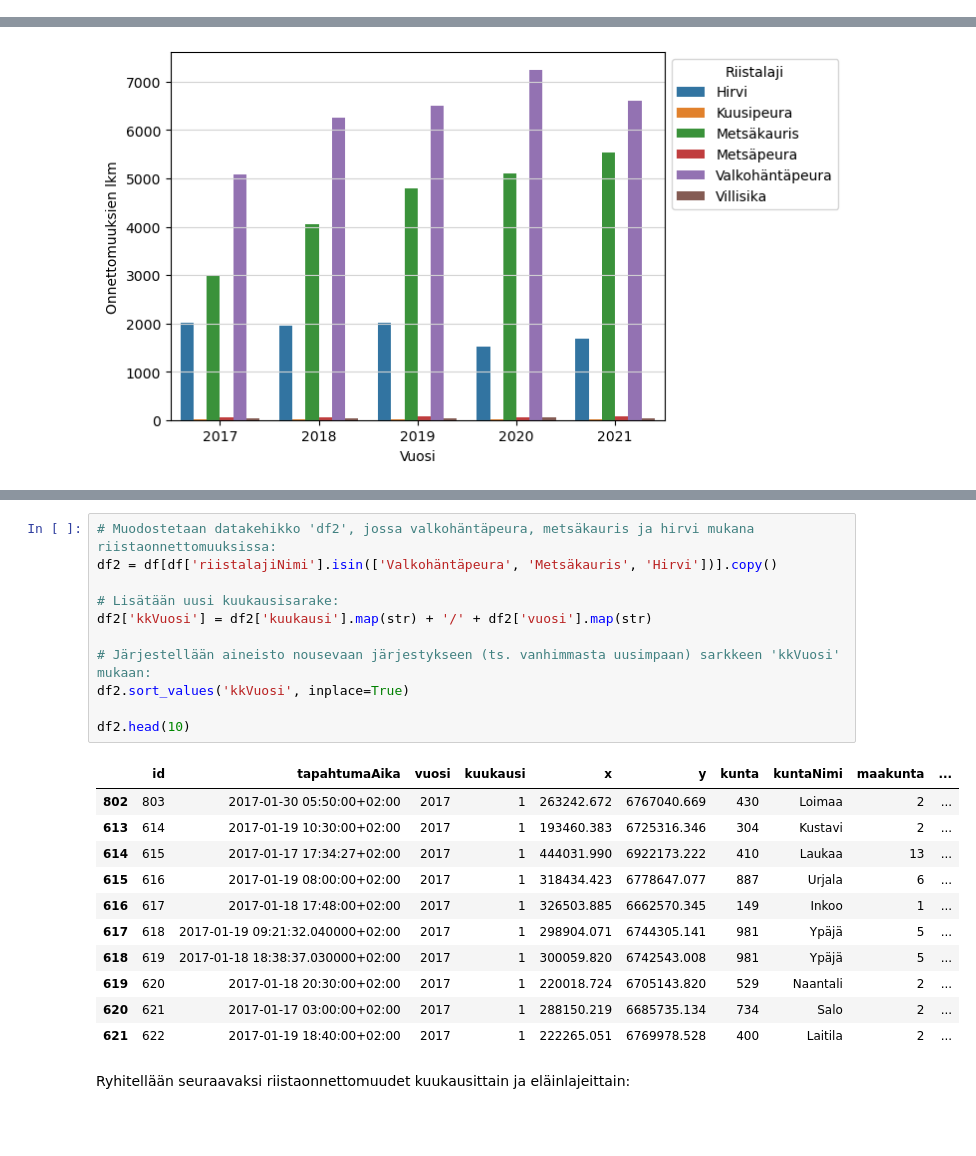
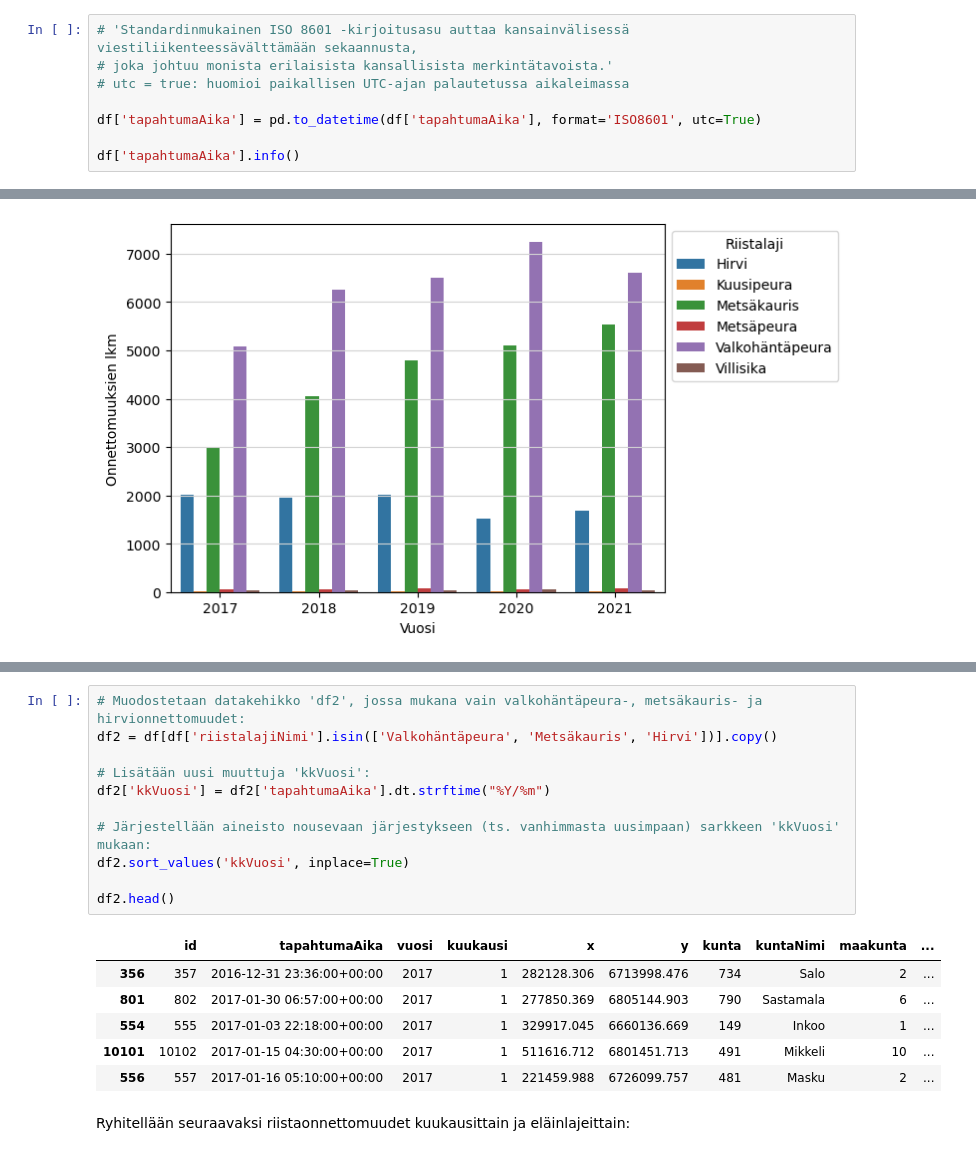
Before and after one commit to SallaLipasti/riistaonnettomuudet, a Jupyter notebook: datan_analysointi.ipynb, the cells around one changed output, grey strips where cells are left out. Drawn from its saved outputs; the diff is of its cells as text; blank space fills up the shorter version.

Commit message:
Korjattu aikaleima,  muutettu Riistaonnettomuudet kuukausittain -osiota

```diff
--- a/datan_analysointi.ipynb
+++ b/datan_analysointi.ipynb
@@ -66,0 +66,8 @@ Tarkastetaan seuraavaksi, sisältääkö data duplikaattirivejä, eli saman onne
+# %%
+# 'Standardinmukainen ISO 8601 -kirjoitusasu auttaa kansainvälisessä viestiliikenteessävälttämään sekaannusta,
+# joka johtuu monista erilaisista kansallisista merkintätavoista.'
+# utc = true: huomioi paikallisen UTC-ajan palautetussa aikaleimassa
+
+df['tapahtumaAika'] = pd.to_datetime(df['tapahtumaAika'], format='ISO8601', utc=True)
+
+df['tapahtumaAika'].info()
@@ -241,26 +275,21 @@ Tutkitaan seuraavaksi, miten riistaonnettomuudet ovat vaihdelleet kuukausittain
 # %%
-# Muodostetaan datakehikko 'df2', jossa valkohäntäpeura, metsäkauris ja hirvi mukana riistaonnettomuuksissa:
+# Muodostetaan datakehikko 'df2', jossa mukana vain valkohäntäpeura-, metsäkauris- ja hirvionnettomuudet:
 df2 = df[df['riistalajiNimi'].isin(['Valkohäntäpeura', 'Metsäkauris', 'Hirvi'])].copy()
 
-# Lisätään uusi kuukausisarake:
-df2['kkVuosi'] = df2['kuukausi'].map(str) + '/' + df2['vuosi'].map(str)
+# Lisätään uusi muuttuja 'kkVuosi':
+df2['kkVuosi'] = df2['tapahtumaAika'].dt.strftime("%Y/%m")
 
 # Järjestellään aineisto nousevaan järjestykseen (ts. vanhimmasta uusimpaan) sarkkeen 'kkVuosi' mukaan:
 df2.sort_values('kkVuosi', inplace=True)
 
-df2.head(10)
+df2.head()
 # %% [output]
 |  | id | tapahtumaAika | vuosi | kuukausi | x | y | kunta | kuntaNimi | maakunta | ... |
-| 802 | 803 | 2017-01-30 05:50:00+02:00 | 2017 | 1 | 263242.672 | 6767040.669 | 430 | Loimaa | 2 | ... |
-| 613 | 614 | 2017-01-19 10:30:00+02:00 | 2017 | 1 | 193460.383 | 6725316.346 | 304 | Kustavi | 2 | ... |
-| 614 | 615 | 2017-01-17 17:34:27+02:00 | 2017 | 1 | 444031.990 | 6922173.222 | 410 | Laukaa | 13 | ... |
-| 615 | 616 | 2017-01-19 08:00:00+02:00 | 2017 | 1 | 318434.423 | 6778647.077 | 887 | Urjala | 6 | ... |
-| 616 | 617 | 2017-01-18 17:48:00+02:00 | 2017 | 1 | 326503.885 | 6662570.345 | 149 | Inkoo | 1 | ... |
-| 617 | 618 | 2017-01-19 09:21:32.040000+02:00 | 2017 | 1 | 298904.071 | 6744305.141 | 981 | Ypäjä | 5 | ... |
-| 618 | 619 | 2017-01-18 18:38:37.030000+02:00 | 2017 | 1 | 300059.820 | 6742543.008 | 981 | Ypäjä | 5 | ... |
-| 619 | 620 | 2017-01-18 20:30:00+02:00 | 2017 | 1 | 220018.724 | 6705143.820 | 529 | Naantali | 2 | ... |
-| 620 | 621 | 2017-01-17 03:00:00+02:00 | 2017 | 1 | 288150.219 | 6685735.134 | 734 | Salo | 2 | ... |
-| 621 | 622 | 2017-01-19 18:40:00+02:00 | 2017 | 1 | 222265.051 | 6769978.528 | 400 | Laitila | 2 | ... |
+| 356 | 357 | 2016-12-31 23:36:00+00:00 | 2017 | 1 | 282128.306 | 6713998.476 | 734 | Salo | 2 | ... |
+| 801 | 802 | 2017-01-30 06:57:00+00:00 | 2017 | 1 | 277850.369 | 6805144.903 | 790 | Sastamala | 6 | ... |
+| 554 | 555 | 2017-01-03 22:18:00+00:00 | 2017 | 1 | 329917.045 | 6660136.669 | 149 | Inkoo | 1 | ... |
+| 10101 | 10102 | 2017-01-15 04:30:00+00:00 | 2017 | 1 | 511616.712 | 6801451.713 | 491 | Mikkeli | 10 | ... |
+| 556 | 557 | 2017-01-16 05:10:00+00:00 | 2017 | 1 | 221459.988 | 6726099.757 | 481 | Masku | 2 | ... |
 # %% [markdown]
 Ryhitellään seuraavaksi riistaonnettomuudet kuukausittain ja eläinlajeittain:
 # %%
```
Also changed, not shown: parts of 15 cells of this notebook.
